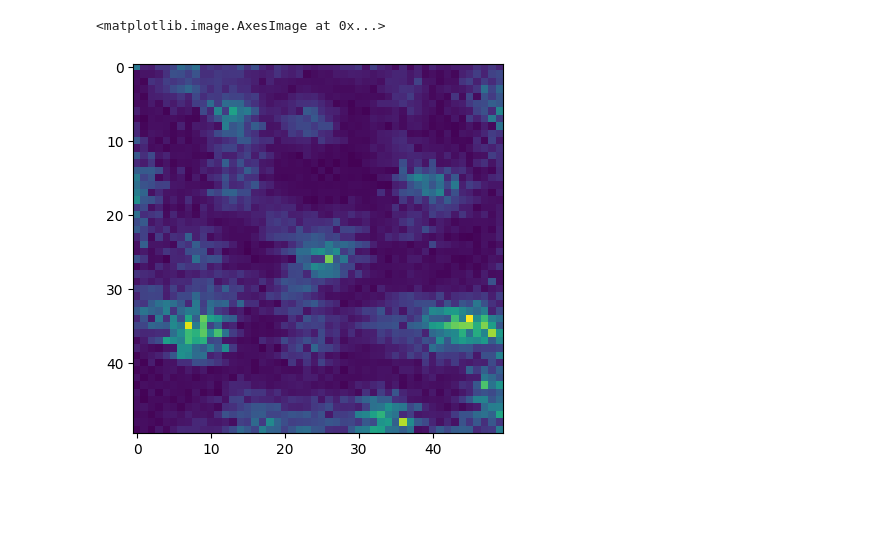
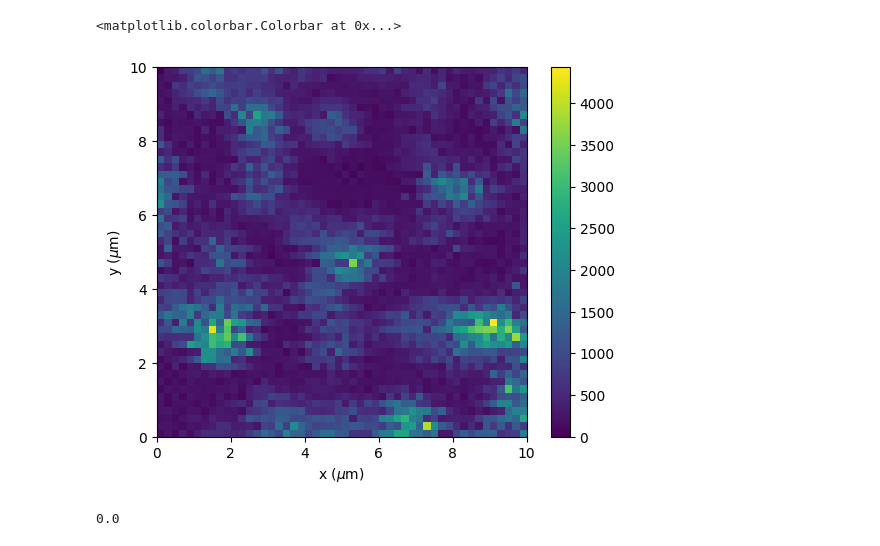
Before and after one commit to MikelElorza/Data-analysis, a Jupyter notebook: Narrow field/Imaging/Imaging_with_markers.ipynb, the cells around one changed output. Saved outputs shown, nothing was run; the diff lists cells and outputs as text; code cells hidden in the pictures; blank space fills up the shorter version.

```diff
--- a/Narrow field/Imaging/Imaging_with_markers.ipynb
+++ b/Narrow field/Imaging/Imaging_with_markers.ipynb
@@ -55,5 +53,6 @@ nrows=np.sum(df['m1'][df['row']==2])
 col=np.array([f(x) for x in np.cumsum(m1)],dtype=int)
 df['col']=col
 # %%
-data= df[df['rm'] ==1]
-data.drop(columns=['m1', 'm2','m3','markers','rm'])
+data= df[df['rm'] !=1]
+data=df[np.cumsum(df['m3'])!=0]#remove data before starting measurement (data start after the first m3 marker)
+data=data.drop(columns=['m1', 'm2','m3','markers','rm'])
@@ -77,9 +78,4 @@ ys=np.unique(df['col'])
 M=np.zeros((np.size(xs),np.size(ys)))
 for xi in xs:
     for yi in ys:
-        M[xi,yi]=np.size(df['dTimes'][(df['row']==xi)&(df['col']==yi)])
+        M[xi,yi]=np.size(data['dTimes'][(data['row']==xi)&(data['col']==yi)])
-# %%
-plt.imshow(M)
-# %% [output]
-<matplotlib.image.AxesImage at 0x...>
-[figure, removed]
@@ -85,0 +84,12 @@ plt.imshow(M)
+# %%
+plt.imshow(M,extent=[0,10,0,10])
+plt.xlabel('x ($\mu$m)')
+plt.ylabel('y ($\mu$m)')
+plt.colorbar()
+# %% [output]
+<matplotlib.colorbar.Colorbar at 0x...>
+[figure, added]
+# %%
+np.min(M)
+# %% [output]
+0.0
```
Also changed, not shown: parts of 9 cells of this notebook.
